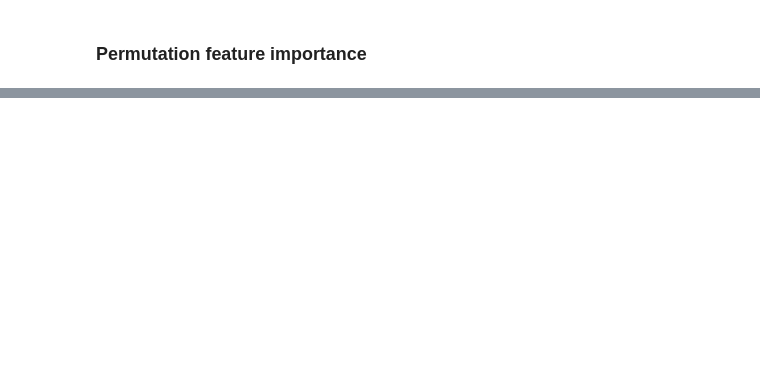
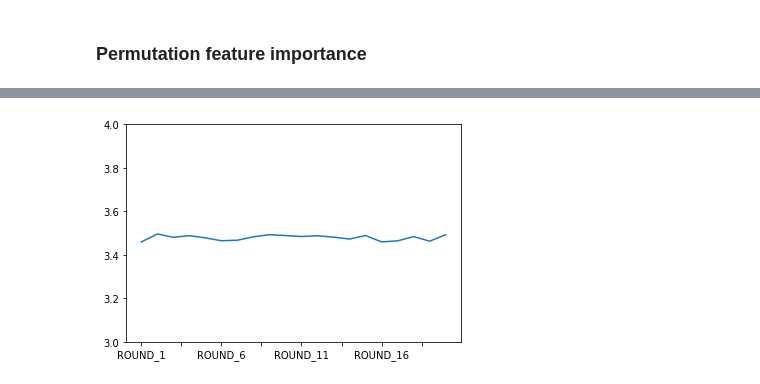
Before and after one commit to stevieg3/fpl-analysis, a Jupyter notebook: notebooks/DeepFantasyFootball/5. Feature selection (Colab).ipynb, the cells around one changed output, grey strips where cells are left out. Saved outputs shown, nothing was run; the diff lists cells and outputs as text; code cells hidden in the pictures; blank space fills up the shorter version.

Commit message:
Re-uploaded colab feature selection notebook

```diff
--- a/notebooks/DeepFantasyFootball/5. Feature selection (Colab).ipynb
+++ b/notebooks/DeepFantasyFootball/5. Feature selection (Colab).ipynb
@@ -850,7 +788,7 @@ FEATURE_SELECTION_DATA['ROUND_1'] = {
     'features_to_drop': PFI_FEATURES_TO_DROP
 }
 # %%
-NUM_ROUNDS = 5
+NUM_ROUNDS = 20
 # %%
 for round in range(2, NUM_ROUNDS + 1):
     print(f'Starting round {round}')
@@ -884,8 +822,23 @@ for round in range(2, NUM_ROUNDS + 1):
         callbacks=[es]
     )
 
-    dev_error = mean_squared_error(y_dev, lstm_model.predict(X_dev))
-    print(f"Dev error: {dev_error}")
+    # Calculate bootstrap error
+    mse_list_new = []
+
+    for trial in range(100):
+        idx = np.random.choice(X_dev.shape[0], size=X_dev.shape[0], replace=True)
+        predictions = lstm_model.predict(X_dev[idx, :, :])
+
+        mse = mean_squared_error(y_dev[idx], predictions)
+
+        mse_list_new.append(mse)
+
+    dev_error = np.mean(mse_list_new)
+    mse_std = np.std(mse_list_new)
+
+    print(f'Mean MSE: {dev_error}')
+    print(f'Std MSE: {mse_std}')
+
 
     # PFI
     model_error = mean_squared_error(y_train, lstm_model.predict(X_train))
@@ -959,0 +889,6 @@ KeyboardInterrupt:
+# %%
+pd.DataFrame(FEATURE_SELECTION_DATA).T['dev_error'].plot()
+plt.ylim(3,4)
+plt.show()
+# %% [output]
+[figure, added]
```
Also changed, not shown: parts of 36 cells of this notebook.
